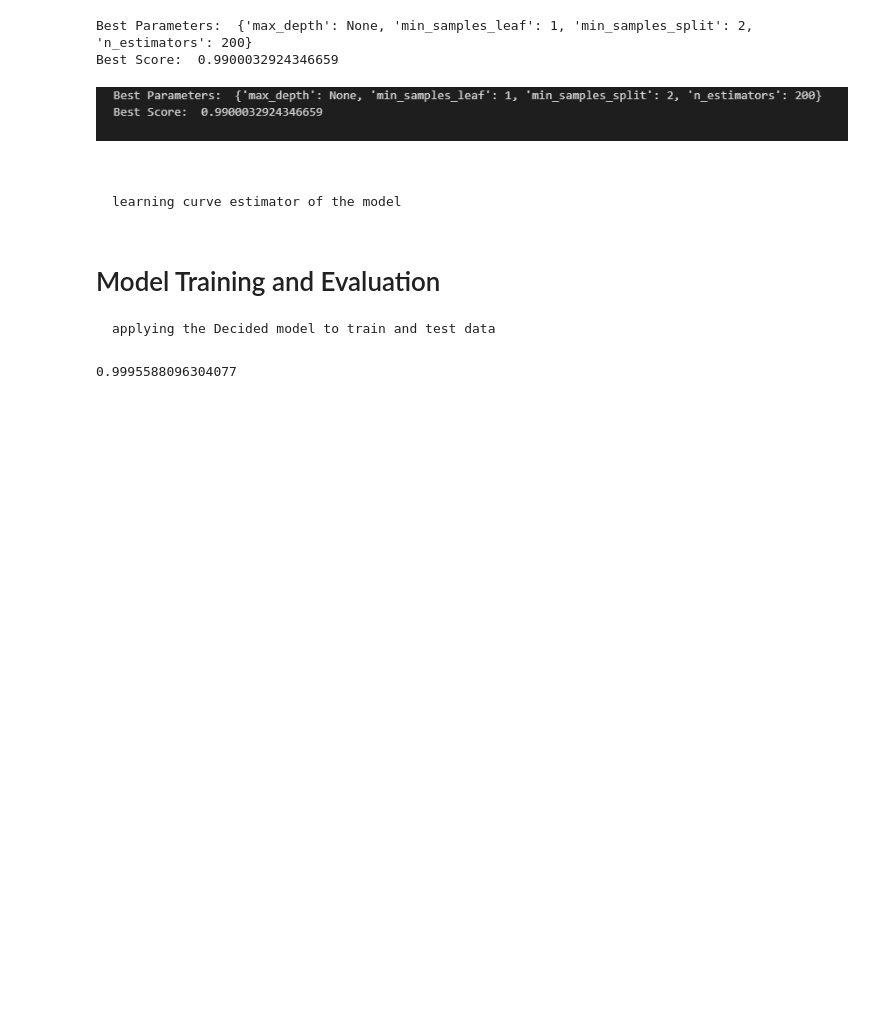
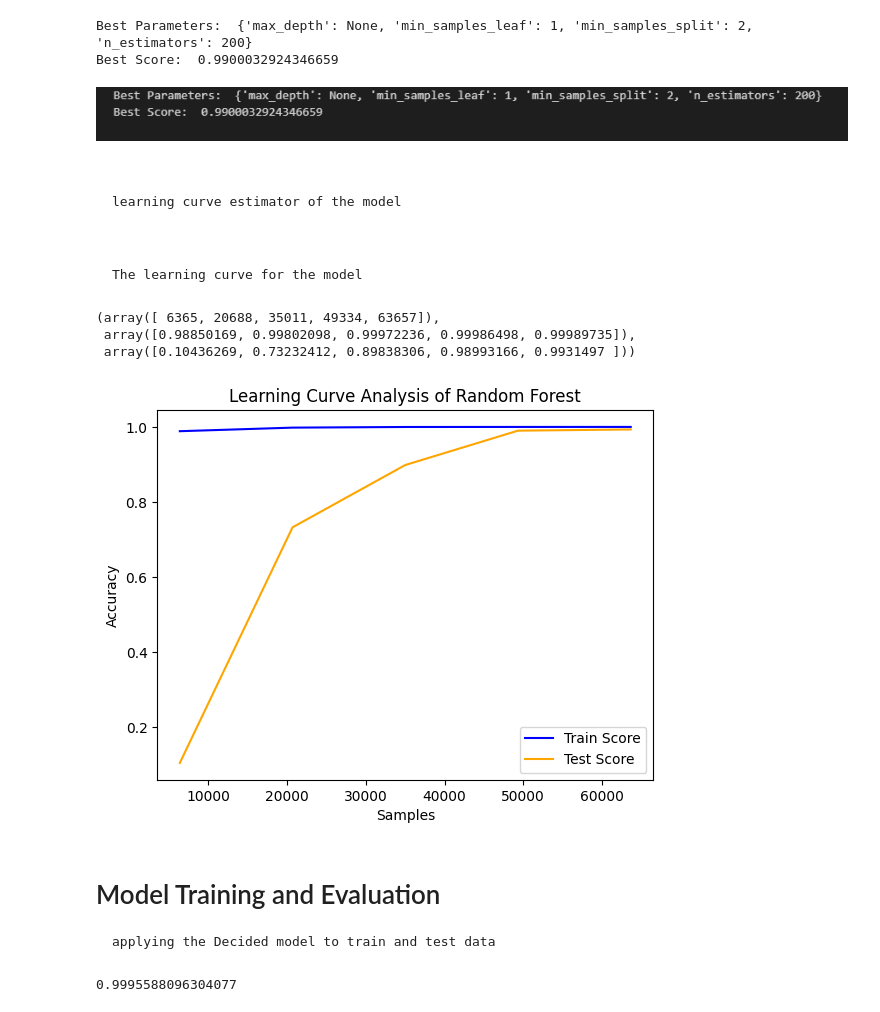
Before and after one commit to drigger091/home-llc-task-2, a Jupyter notebook: Model_building_implementation.ipynb, the cells around one changed output. Drawn from its saved outputs; the diff is of its cells as text; code cells hidden in the pictures; blank space fills up the shorter version.

```diff
--- a/Model_building_implementation.ipynb
+++ b/Model_building_implementation.ipynb
@@ -634,6 +634,16 @@ def generic_lc(model_name, estimator, X, Y):
     plt.legend(['Train Score','Test Score'])
 
     return train_size,train_score,test_score
+# %% [markdown]
+#
+    The learning curve for the model
+# %%
+generic_lc("Random Forest",RandomForestRegressor(),X,Y)
+# %% [output]
+(array([ 6365, 20688, 35011, 49334, 63657]),
+ array([0.98850169, 0.99802098, 0.99972236, 0.99986498, 0.99989735]),
+ array([0.10436269, 0.73232412, 0.89838306, 0.98993166, 0.9931497 ]))
+[figure, added]
 # %% [markdown]
 # Model Training and Evaluation
     applying the Decided model to train and test data
```
